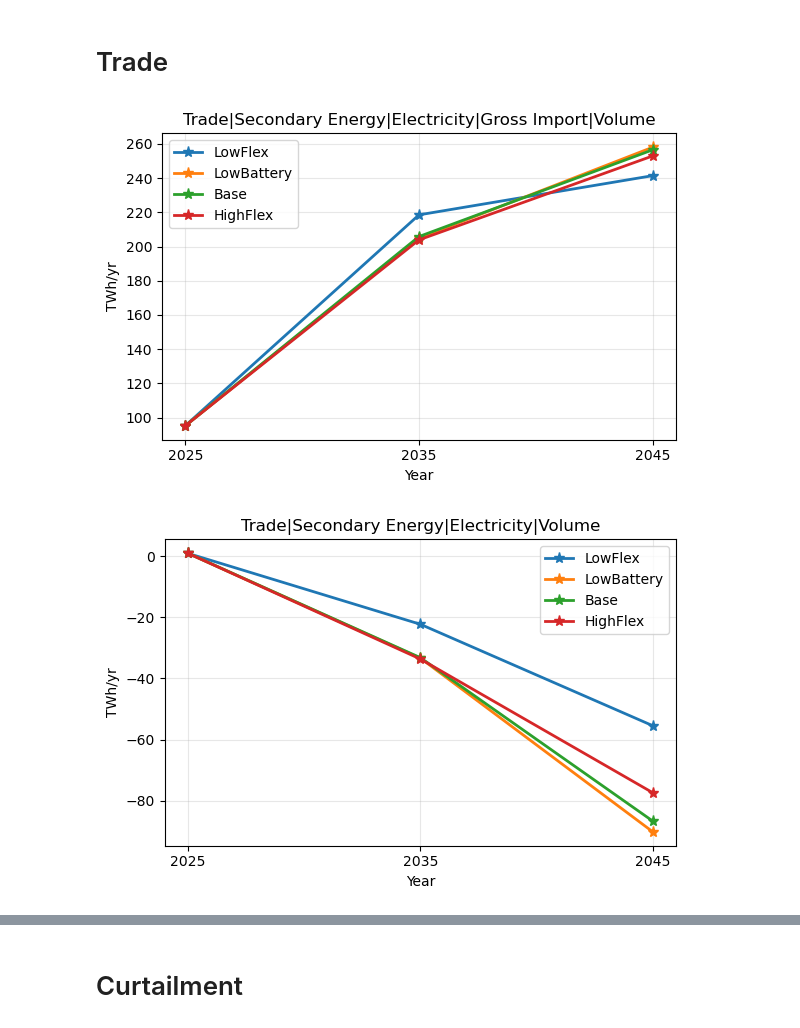
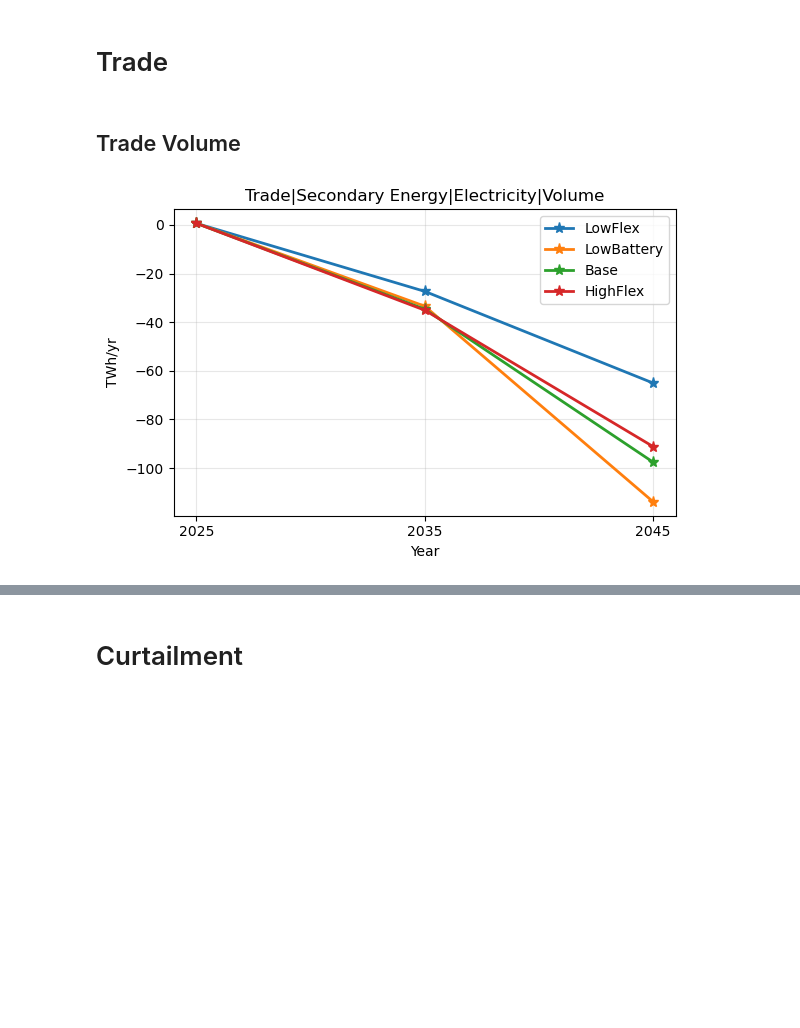
Before and after one commit to JulianGeis/pypsa-de-flex, a Jupyter notebook: flex_notebooks/scenario_comparison.ipynb, the cells around one changed output, grey strips where cells are left out. Cells and saved outputs as stored; diff of their text form; code cells hidden in the pictures; blank space fills up the shorter version.

```diff
--- a/flex_notebooks/scenario_comparison.ipynb
+++ b/flex_notebooks/scenario_comparison.ipynb
@@ -32,14 +31,15 @@ kwargs = {
 # Data Loading
 # %%
 f = "/home/julian-geis/Documents/06_PhD/02Flexibility/runs/"
-run = "20251110-flex-main-scenarios"  # "20251109-flex-4scenarios-27cl-1H"  # "20251023-flex-scenario-update" # "20251015-flex-scenario-update-27cl-3h" # "20251013_flex-scenarios-temporal-industry-load-27cl-3h"
+run = "20260202-flex-main-scenarios-49cl-1H" # "20251110-flex-main-scenarios"  # "20251109-flex-4scenarios-27cl-1H"  # "20251023-flex-scenario-update" # "20251015-flex-scenario-update-27cl-3h" # "20251013_flex-scenarios-temporal-industry-load-27cl-3h"
 scenarios = ["LowFlex", "LowBattery", "Base", "HighFlex"]
-years = [2035]
+years = [2045]
+clusters = 49
 # %%
 networks = {}
 for scenario in scenarios:
     for year in years:
-        fn = f"{f}/{run}/{scenario}/networks/base_s_27__none_{year}.nc"
+        fn = f"{f}/{run}/{scenario}/networks/base_s_{clusters}__none_{year}.nc"
         networks[(scenario, year)] = pypsa.Network(fn)
 # %% [output]
 WARNING:pypsa.network.io:Importing network from PyPSA version v0.0.0 while current version is v0.35.1. Read the release notes at https://pypsa.readthedocs.io/en/latest/release_notes.html to prepare yo ...
@@ -1301,15 +1534,16 @@ plot_price_duration_curves(
 # %% [markdown]
 # Trade
+# %% [markdown]
+## Trade Volume
 # %%
 # Trade
-plot_variable("Trade|Secondary Energy|Electricity|Gross Import|Volume", variables, scenarios)
+# plot_variable("Trade|Secondary Energy|Electricity|Gross Import|Volume", variables, scenarios)
 plot_variable("Trade|Secondary Energy|Electricity|Volume", variables, scenarios)
 # plot_variable("Trade|Secondary Energy|Hydrogen|Volume", variables, scenarios)
 # plot_variable("Trade|Primary Energy|Biomass|Net Imports", variables, scenarios)
 # plot_variable("Trade|Secondary Energy|Methanol|Volume", variables, scenarios)
 # %% [output]
-[figure, old version]
+[figure, new version]
-[figure, removed]
 # %%
 for scenario in scenarios:
     print(scenario)
```
Also changed, not shown: parts of 48 cells of this notebook, 8 other files.
